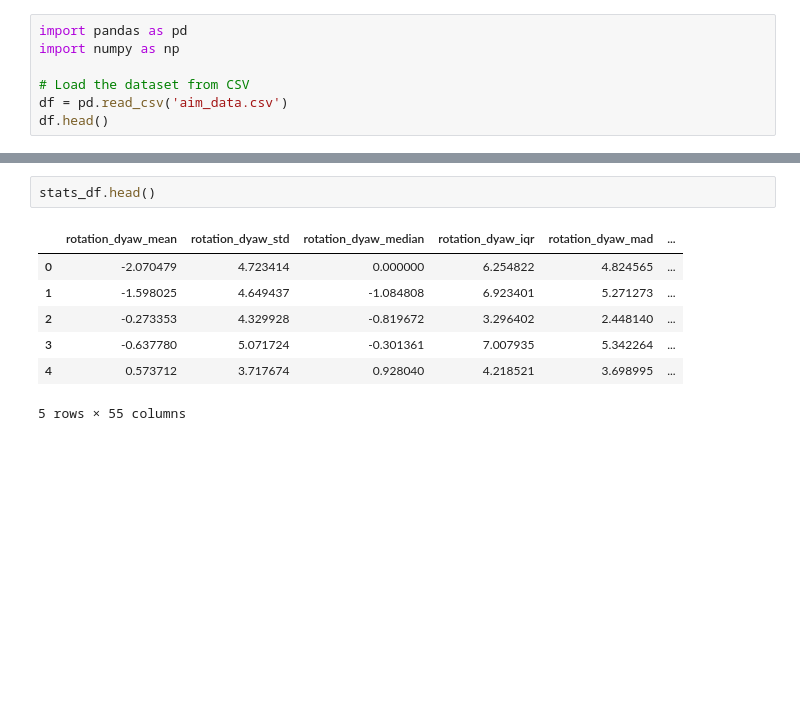
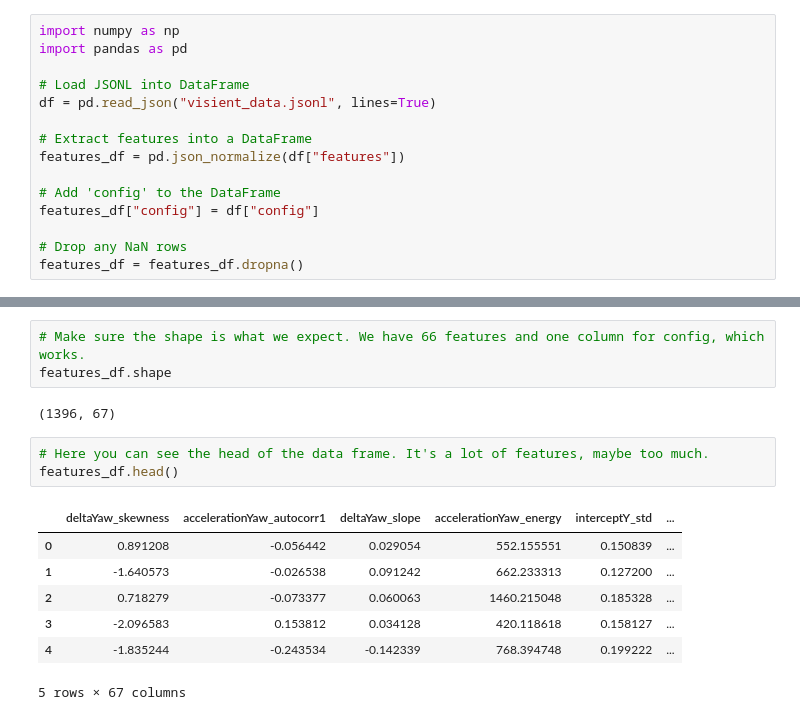
Before and after one commit to infinitesm/AimAware, a Jupyter notebook: visient-training/model_training.ipynb, the cells around one changed output, grey strips where cells are left out. Drawn from its saved outputs; the diff is of its cells as text; blank space fills up the shorter version.

```diff
--- a/visient-training/model_training.ipynb
+++ b/visient-training/model_training.ipynb
@@ -1,7 +1,15 @@
 # %%
+import numpy as np
 import pandas as pd
-import numpy as np
 
-# Load the dataset from CSV
-df = pd.read_csv('aim_data.csv')
-df.head()
+# Load JSONL into DataFrame
+df = pd.read_json("visient_data.jsonl", lines=True)
+
+# Extract features into a DataFrame
+features_df = pd.json_normalize(df["features"])
+
+# Add 'config' to the DataFrame
+features_df["config"] = df["config"]
+
+# Drop any NaN rows
+features_df = features_df.dropna()
@@ -77,13 +16,19 @@ stats_df = pd.DataFrame(windows_data)
-# %%
-stats_df.head()
-# %% [output]
-|  | rotation_dyaw_mean | rotation_dyaw_std | rotation_dyaw_median | rotation_dyaw_iqr | rotation_dyaw_mad | ... |
-| 0 | -2.070479 | 4.723414 | 0.000000 | 6.254822 | 4.824565 | ... |
-| 1 | -1.598025 | 4.649437 | -1.084808 | 6.923401 | 5.271273 | ... |
-| 2 | -0.273353 | 4.329928 | -0.819672 | 3.296402 | 2.448140 | ... |
-| 3 | -0.637780 | 5.071724 | -0.301361 | 7.007935 | 5.342264 | ... |
-| 4 | 0.573712 | 3.717674 | 0.928040 | 4.218521 | 3.698995 | ... |
-5 rows × 55 columns
+# %%
+# Make sure the shape is what we expect. We have 66 features and one column for config, which works.
+features_df.shape
+# %% [output]
+(1396, 67)
+# %%
+# Here you can see the head of the data frame. It's a lot of features, maybe too much.
+features_df.head()
+# %% [output]
+|  | deltaYaw_skewness | accelerationYaw_autocorr1 | deltaYaw_slope | accelerationYaw_energy | interceptY_std | ... |
+| 0 | 0.891208 | -0.056442 | 0.029054 | 552.155551 | 0.150839 | ... |
+| 1 | -1.640573 | -0.026538 | 0.091242 | 662.233313 | 0.127200 | ... |
+| 2 | 0.718279 | -0.073377 | 0.060063 | 1460.215048 | 0.185328 | ... |
+| 3 | -2.096583 | 0.153812 | 0.034128 | 420.118618 | 0.158127 | ... |
+| 4 | -1.835244 | -0.243534 | -0.142339 | 768.394748 | 0.199222 | ... |
+5 rows × 67 columns
 # %%
 from sklearn.preprocessing import StandardScaler
 
```
Also changed, not shown: parts of 13 cells of this notebook, 28 other files.
